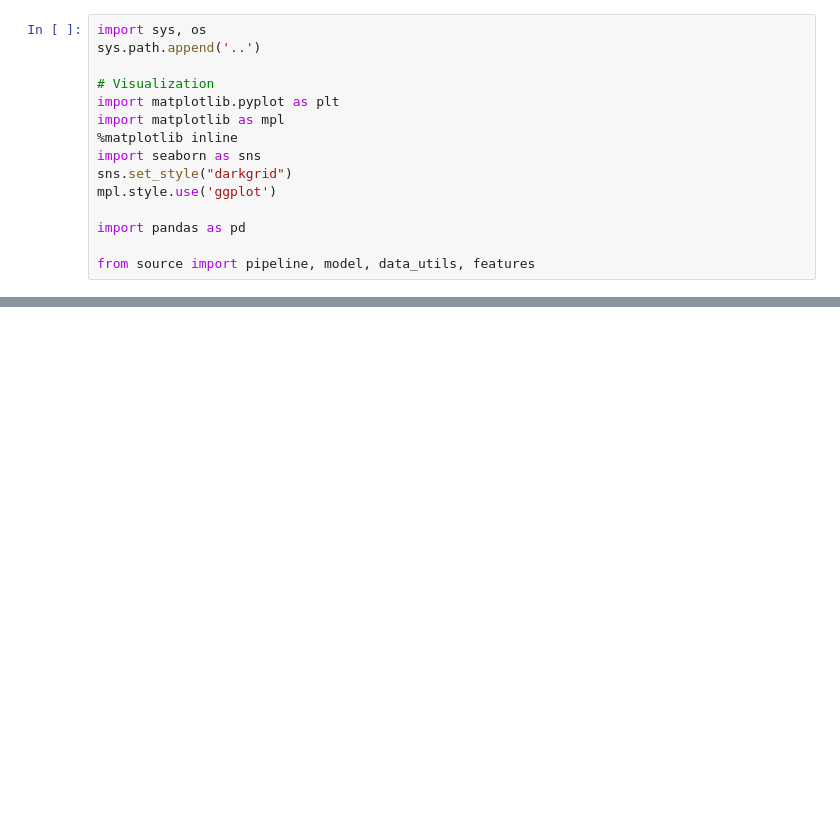
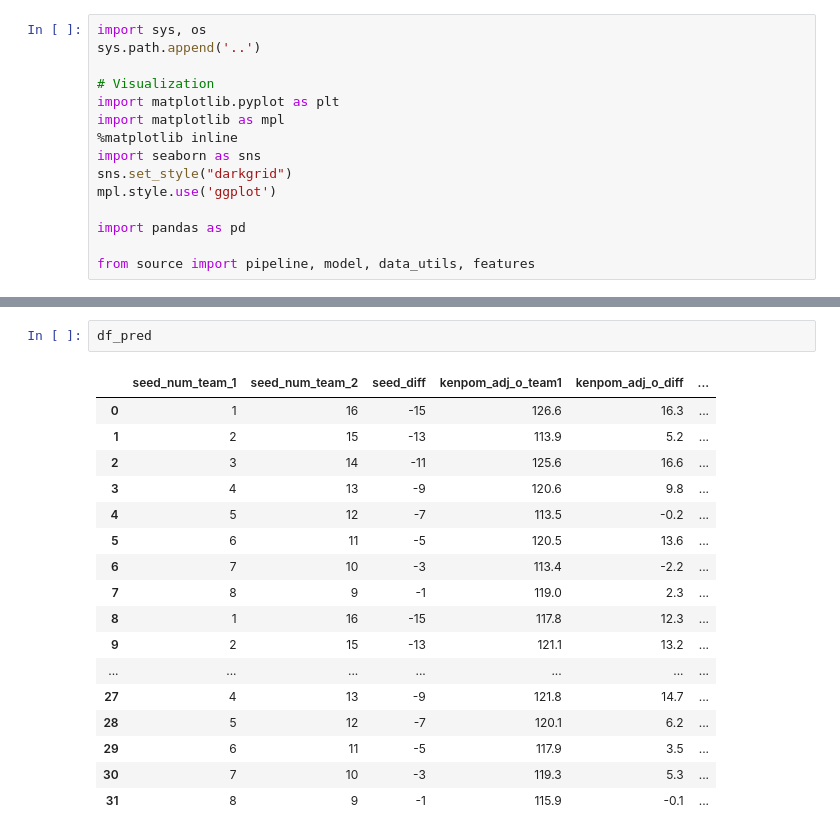
Before and after one commit to jwrichar/ncaa_tourney_predictions, a Jupyter notebook: notebooks/NCAA Tournament Modelling.ipynb, the cells around one changed output, grey strips where cells are left out. Cells and saved outputs as stored; diff of their text form; blank space fills up the shorter version.

```diff
--- a/notebooks/NCAA Tournament Modelling.ipynb
+++ b/notebooks/NCAA Tournament Modelling.ipynb
@@ -195,0 +242,20 @@ df_test
+# %%
+df_pred
+# %% [output]
+|  | seed_num_team_1 | seed_num_team_2 | seed_diff | kenpom_adj_o_team1 | kenpom_adj_o_diff | ... |
+| 0 | 1 | 16 | -15 | 126.6 | 16.3 | ... |
+| 1 | 2 | 15 | -13 | 113.9 | 5.2 | ... |
+| 2 | 3 | 14 | -11 | 125.6 | 16.6 | ... |
+| 3 | 4 | 13 | -9 | 120.6 | 9.8 | ... |
+| 4 | 5 | 12 | -7 | 113.5 | -0.2 | ... |
+| 5 | 6 | 11 | -5 | 120.5 | 13.6 | ... |
+| 6 | 7 | 10 | -3 | 113.4 | -2.2 | ... |
+| 7 | 8 | 9 | -1 | 119.0 | 2.3 | ... |
+| 8 | 1 | 16 | -15 | 117.8 | 12.3 | ... |
+| 9 | 2 | 15 | -13 | 121.1 | 13.2 | ... |
+| ... | ... | ... | ... | ... | ... | ... |
+| 27 | 4 | 13 | -9 | 121.8 | 14.7 | ... |
+| 28 | 5 | 12 | -7 | 120.1 | 6.2 | ... |
+| 29 | 6 | 11 | -5 | 117.9 | 3.5 | ... |
+| 30 | 7 | 10 | -3 | 119.3 | 5.3 | ... |
+| 31 | 8 | 9 | -1 | 115.9 | -0.1 | ... |
```
Also changed, not shown: parts of 15 cells of this notebook.
